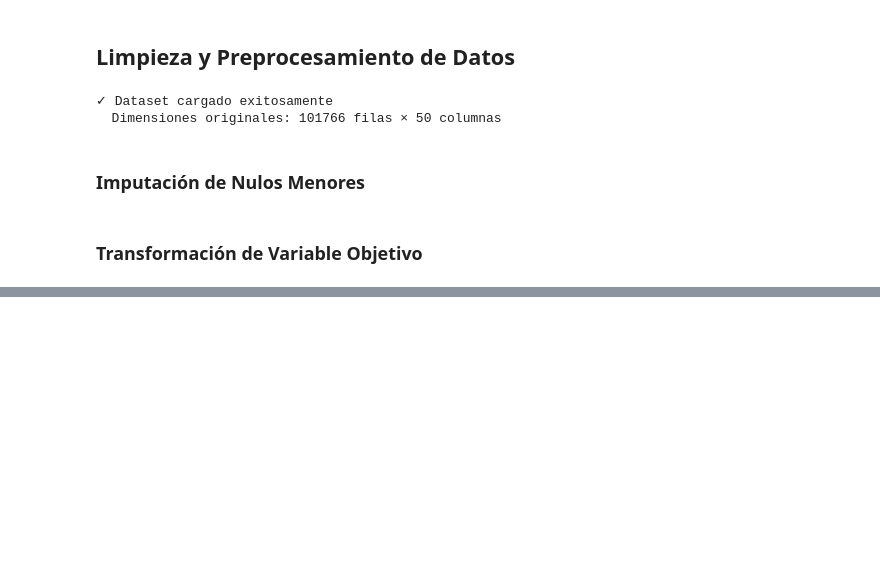
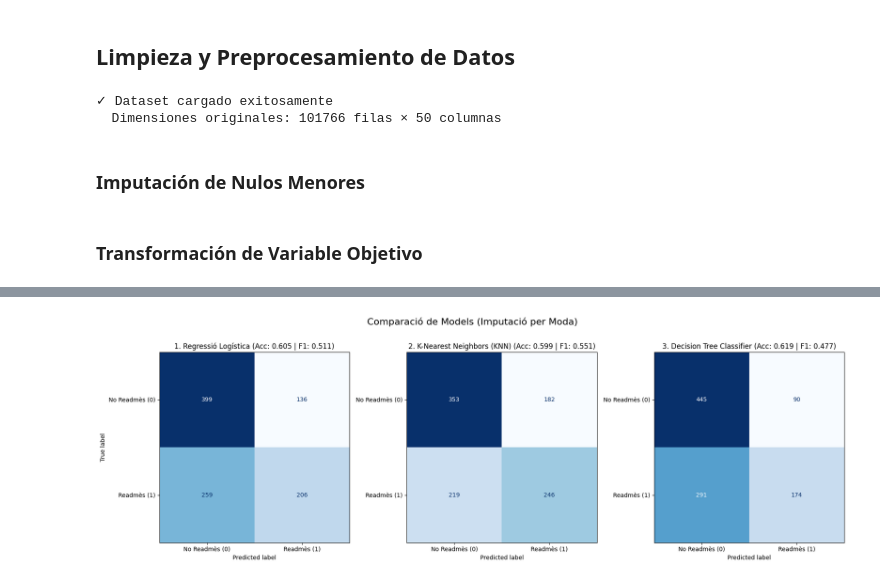
Before and after one commit to STORMC23/diabetes-clasification, a Jupyter notebook: Diabetes_Analysis.ipynb, the cells around one changed output, grey strips where cells are left out. Drawn from its saved outputs; the diff is of its cells as text; code cells hidden in the pictures; blank space fills up the shorter version.

```diff
--- a/Diabetes_Analysis.ipynb
+++ b/Diabetes_Analysis.ipynb
@@ -183,0 +315,94 @@ Precisión FINAL en el set de prueba (con K=1): 1.0000
+# %%
+X_base, y_base = cargar_y_preparar(filename='diabetic_data.csv')
+
+if X_base is None:
+    print("\n⚠️ Procés aturat a causa d'un error de càrrega o preparació inicial.")
+else:
+    # Bloque de alineación (asegura que y_base tenga el mismo índice que X_base después de la submuestra)
+    try:
+        y_base_aligned = y_base.loc[X_base.index]
+        y_base = y_base_aligned
+        print(f"✅ Dades Base Sincronitzades. Mida final: {X_base.shape[0]} mostres.")
+    except Exception as e:
+        print(f"⚠️ ERROR DURANT L'ALINEACIÓ: {e}. Assegura't que X_base i y_base estan definides i són objectes pandas.")
+
+    # --- PASO 1: IMPUTACIÓ PER MODA (Most Frequent) ---
+    print("\n" + "="*50)
+    print("🔵 ESTRATÈGIA ÚNICA: IMPUTACIÓ PER MODA (Most Frequent)")
+
+    X_input = X_base.copy()
+    imputer_mode = SimpleImputer(strategy='most_frequent')
+    X_mode_imputed_array = imputer_mode.fit_transform(X_input)
+    X_mode_imputed = pd.DataFrame(X_mode_imputed_array, columns=X_base.columns)
+
+    print("✅ Imputació per Moda completada per a tots els models.")
+
+    # --- PASO 2: PREPARACIÓ DE DADES (SPLIT I ESCALAT) ---
+    X_train, X_test, y_train, y_test = train_test_split(
+        X_mode_imputed, y_base, test_size=0.2, random_state=42, stratify=y_base
+    )
+
+    scaler = StandardScaler()
+    X_train_scaled = scaler.fit_transform(X_train)
+    X_test_scaled = scaler.transform(X_test)
+    print("✅ Split i Escalat completats.")
+
+
+    # --- PASO 3: DEFINICIÓ DELS MODELS A AVALUAR ---
+    models_to_test = {
+        '1. Regressió Logística': LogisticRegression(random_state=42, max_iter=1000, solver='liblinear'), # solver explícit
+        '2. K-Nearest Neighbors (KNN)': KNeighborsClassifier(n_neighbors=5),
+        '3. Decision Tree Classifier': DecisionTreeClassifier(random_state=42, max_depth=5)
+    }
+
+    results = []
+    display_labels = ['No Readmès (0)', 'Readmès (1)'] # Añadimos (0) y (1) para claridad
+
+    # --- PASO 4: ENTRENAMENT I AVALUACIÓ DE CADA MODEL ---
+    for name, model in models_to_test.items():
+        print(f"\n▶️ Avaluació del Model: {name}")
+
+        # Entrenament
+        model.fit(X_train_scaled, y_train)
+
+        # Predicció
+        y_pred = model.predict(X_test_scaled)
+
+        # Mètriques
+        acc = accuracy_score(y_test, y_pred)
+        cm = confusion_matrix(y_test, y_pred)
+
+        print(f"  Accuracy: {acc:.4f}")
+        print("  Matriu de Confusió:")
+        print(cm)
+
+        # Informe de Clasificación
+        report = classification_report(y_test, y_pred, target_names=display_labels, output_dict=True, zero_division=0)
+
+        # Guardar resultats per a la visualització
+        f1_readmes = report['Readmès (1)']['f1-score']
+        results.append({'name': name, 'cm': cm, 'acc': acc, 'f1': f1_readmes})
+
+
+    # --- PASO 5: VISUALITZACIÓ DE LES TRES MATRIUS DE CONFUSIÓ ---
+
+    fig, axes = plt.subplots(1, 3, figsize=(18, 6))
+    plt.suptitle('Comparació de Models (Imputació per Moda)', fontsize=16)
+
+    for i, res in enumerate(results):
+        ax = axes[i]
+        cm = res['cm']
+        acc = res['acc']
+        f1 = res['f1']
+        title = f"{res['name']} (Acc: {acc:.3f} | F1: {f1:.3f})"
+
+        disp = ConfusionMatrixDisplay(confusion_matrix=cm, display_labels=display_labels)
+        disp.plot(ax=ax, cmap='Blues', values_format='d', colorbar=False)
+        disp.ax_.set_title(title)
+
+        if i > 0:
+            disp.ax_.set_ylabel('')
+
+    plt.tight_layout(rect=[0, 0, 1, 0.96])
+    plt.show() # Esta línea será ejecutada en el intérprete
+# %% [output]
@@ -183,0 +426 @@ Precisión FINAL en el set de prueba (con K=1): 1.0000
+[figure, added]
```
Also changed, not shown: parts of 27 cells of this notebook, 1 other file.
